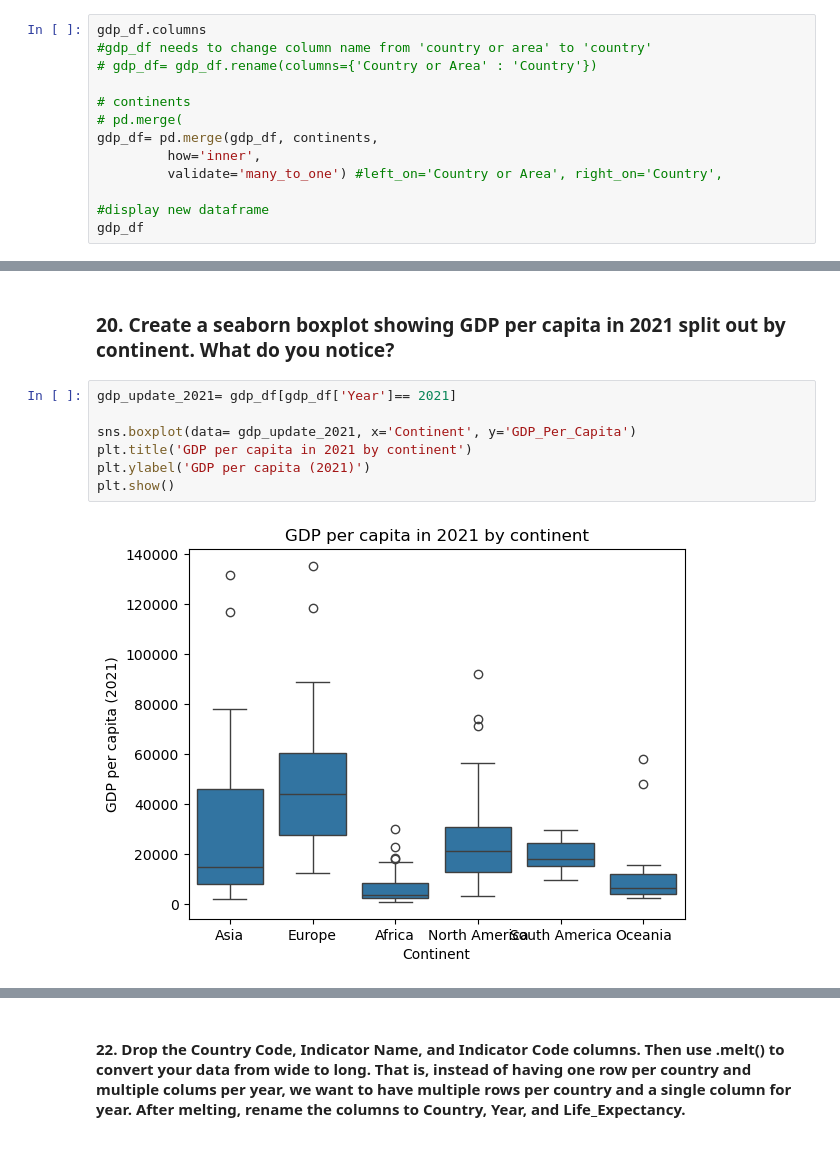
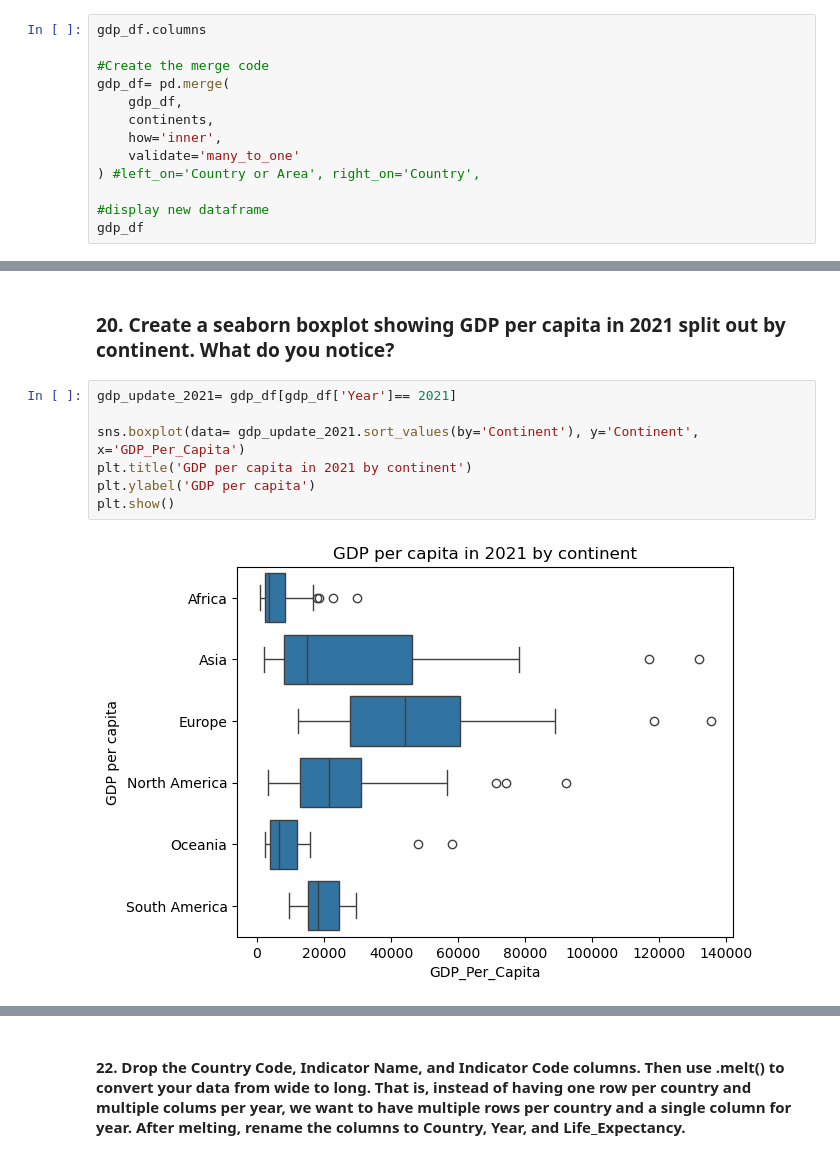
Before and after one commit to nss-data-science-cohort-9/un-exploration-sarahmulloy, a Jupyter notebook: notebooks/UN_Data_Exploration.ipynb, the cells around one changed output, grey strips where cells are left out. Saved outputs shown, nothing was run; the diff lists cells and outputs as text.

```diff
--- a/notebooks/UN_Data_Exploration.ipynb
+++ b/notebooks/UN_Data_Exploration.ipynb
@@ -418,14 +416,14 @@ continents
 #### 18. Merge gdp_df and continents. Keep only the countries that appear in both data frames. Save the result back to gdp_df.
 # %%
 gdp_df.columns
-#gdp_df needs to change column name from 'country or area' to 'country'
-# gdp_df= gdp_df.rename(columns={'Country or Area' : 'Country'})
 
-# continents
-# pd.merge(
-gdp_df= pd.merge(gdp_df, continents,
-         how='inner',
-         validate='many_to_one') #left_on='Country or Area', right_on='Country',
+#Create the merge code
+gdp_df= pd.merge(
+    gdp_df,
+    continents,
+    how='inner',
+    validate='many_to_one'
+) #left_on='Country or Area', right_on='Country',
 
 #display new dataframe
 gdp_df
@@ -458,9 +473,9 @@ plt.show()
 # %%
 gdp_update_2021= gdp_df[gdp_df['Year']== 2021]
 
-sns.boxplot(data= gdp_update_2021, x='Continent', y='GDP_Per_Capita')
+sns.boxplot(data= gdp_update_2021.sort_values(by='Continent'), y='Continent', x='GDP_Per_Capita')
 plt.title('GDP per capita in 2021 by continent')
-plt.ylabel('GDP per capita (2021)')
+plt.ylabel('GDP per capita')
 plt.show()
 # %% [output]
-[figure, old version]
+[figure, new version]
```
Also changed, not shown: parts of 38 cells of this notebook.
